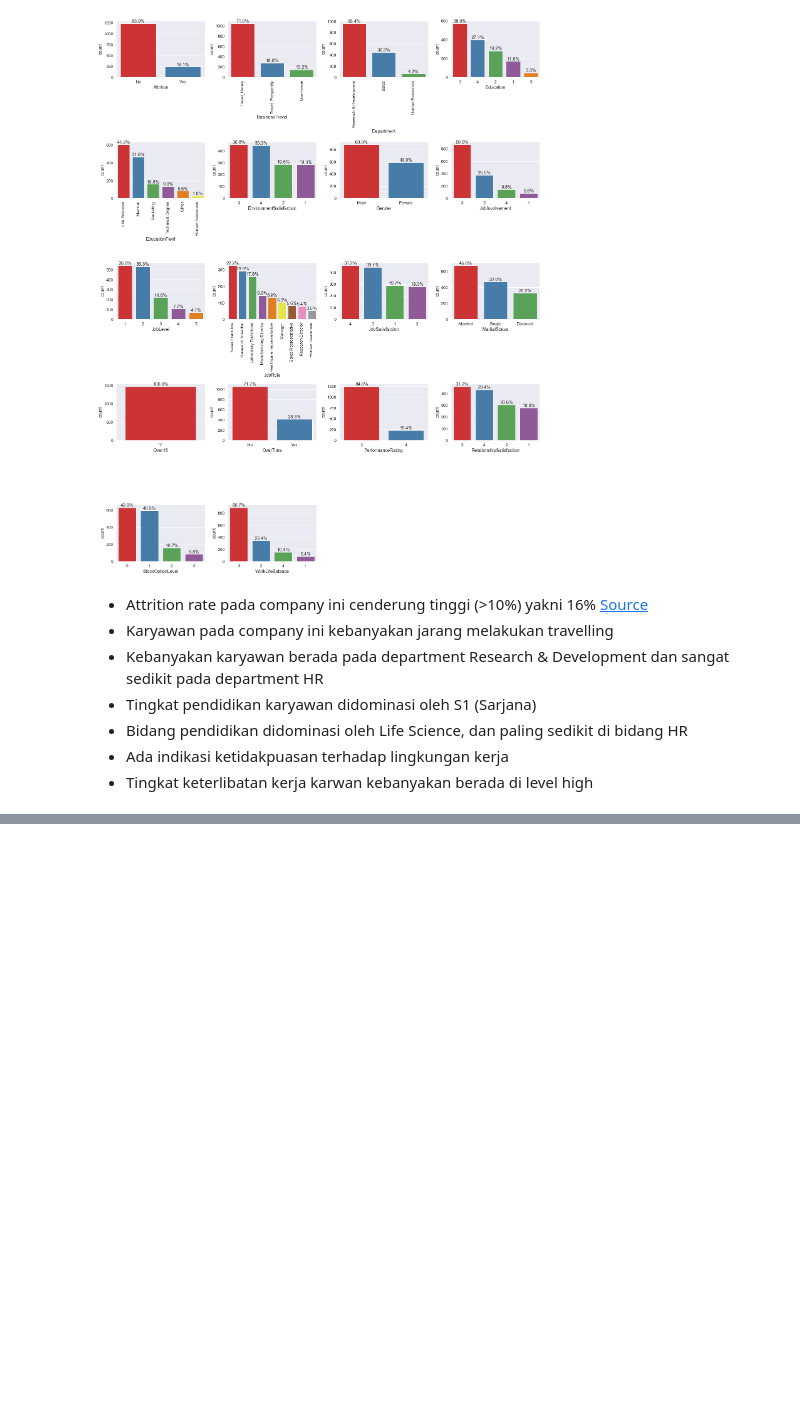
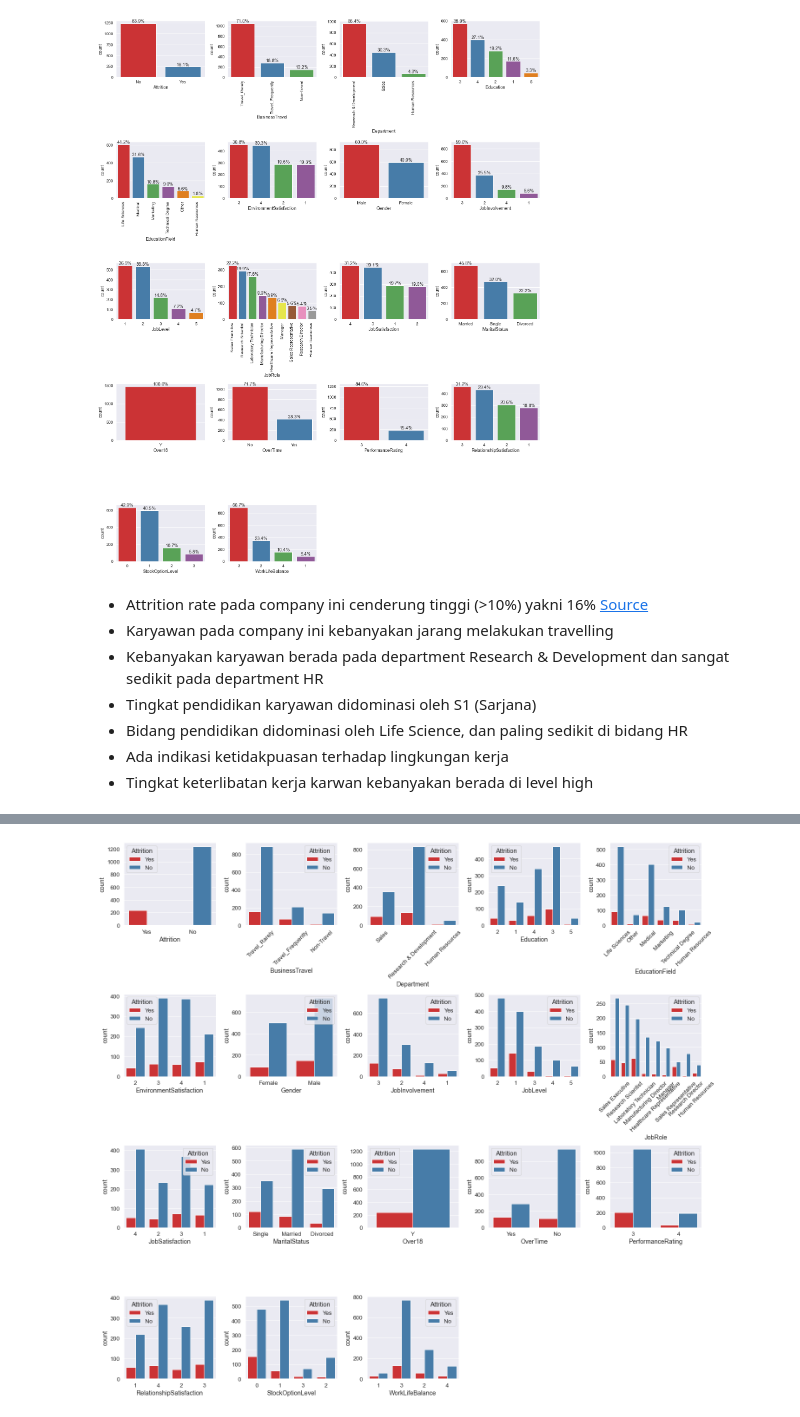
Before and after one commit to arsand07/Employee-Attrition, a Jupyter notebook: Stage 1/stage 1.ipynb, the cells around one changed output, grey strips where cells are left out. Cells and saved outputs as stored; diff of their text form; code cells hidden in the pictures; blank space fills up the shorter version.

```diff
--- a/Stage 1/stage 1.ipynb
+++ b/Stage 1/stage 1.ipynb
@@ -311,0 +341,11 @@ for i,j in enumerate(kat):
+# %%
+plt.figure(figsize=(20,18))
+for i,j in enumerate(kat):
+        plt.subplot(4,5,i+1)
+        sns.countplot(data=df, x=j, hue='Attrition')
+        plt.tight_layout()
+
+        if j in ['BusinessTravel','Department','EducationField','JobRole']:
+                plt.xticks(rotation=45)
+# %% [output]
+[figure, added]
```
Also changed, not shown: parts of 4 cells of this notebook.
